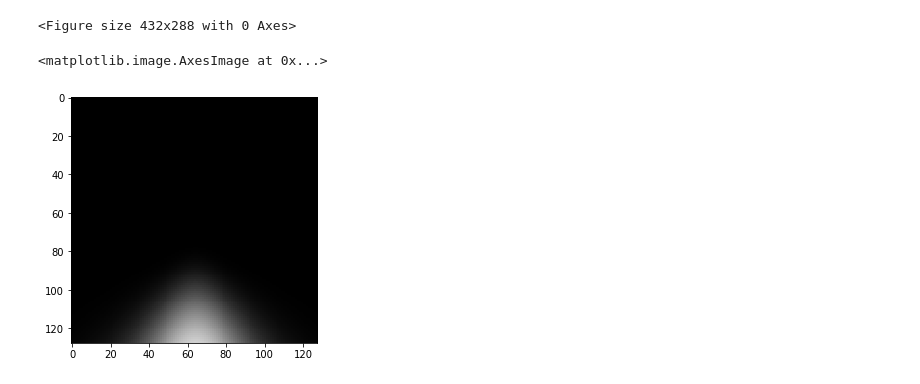
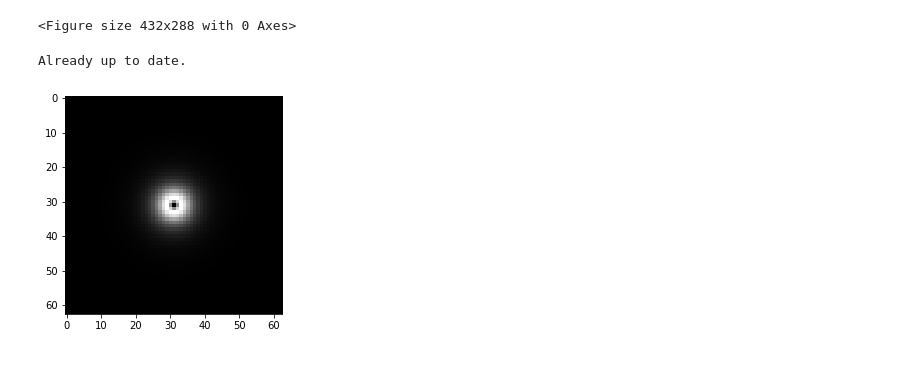
Before and after one commit to tniyer2/ImageProcessing_Project02, a Jupyter notebook: log-gabor.ipynb, the cells around one changed output. Drawn from its saved outputs; the diff is of its cells as text; code cells hidden in the pictures.

```diff
--- a/log-gabor.ipynb
+++ b/log-gabor.ipynb
@@ -66,9 +22,7 @@ def log_gabor_filter(f_0, theta_0):
-# %%
-# for frequency in np.linspace(0, 1, num=10):
-#     for direction in range(16):
-#         theta = (2 * math.pi)/direction
-#         plt.subplot()
-io.imshow(log_gabor_filter(0.5, 20))
-# %% [output]
-<matplotlib.image.AxesImage at 0x...>
-[figure, removed]
+# %%
+if os.path.isdir('ImageProcessingF2021'):
+    !git -C ImageProcessingF2021 pull
+else:
+    !git clone https://github.com/MoravianCollege/ImageProcessingF2021.git
+# %% [output]
+Already up to date.
@@ -74,0 +47,45 @@ io.imshow(log_gabor_filter(0.5, 20))
+# %%
+def log_gabor_kernel(frequency, theta, size=7, wavelength=3, sigma=0.5):
+    """
+    Convolves two images by converting them into fourier space and multiplying them.
+
+    Arguments:
+        frequency
+        theta       direction
+        size        size (width and height) of the kernel
+        wavelength
+        sigma
+
+    Returns:
+        a log-gabor kernel
+    """
+    if size < 3 or size % 2 == 0 or (not isinstance(size, int)):
+        raise ValueError('size is invalid value: ' + str(size))
+
+    num_rows = size
+    num_cols = size
+
+    x = np.arange(-(num_cols // 2), (num_cols // 2) + 1) / num_cols
+    y = np.arange(-(num_rows // 2), (num_rows // 2) + 1) / num_rows
+    [x,y] = np.meshgrid(x, y)
+
+    radius = np.sqrt(x**2 + y**2)
+
+    radius[(num_rows // 2), (num_cols // 2)] = 1
+
+    frequency = 1.0 / wavelength
+
+    g = np.exp((-(np.log(radius/frequency)) ** 2) / (2 * (np.log(sigma) ** 2)))
+    g[num_rows // 2, num_cols // 2] = 0
+
+    # skipping low pass filter for now
+
+
+
+    plt.imshow(g)
+
+    return None
+
+log_gabor_kernel(0.5, 0, size=63, wavelength=30, sigma=0.5)
+# %% [output]
+[figure, added]
```
Also changed, not shown: parts of 4 cells of this notebook, 1 other file.
